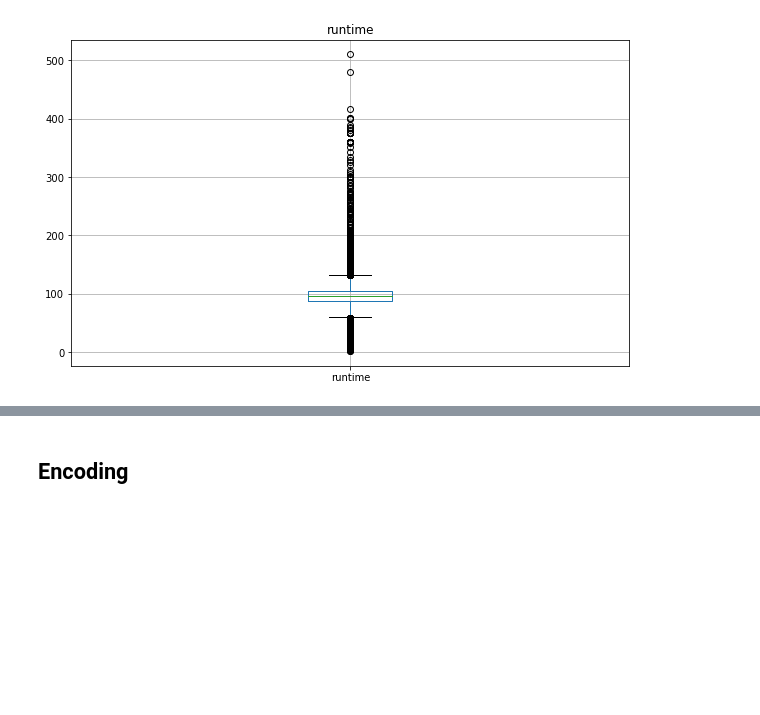
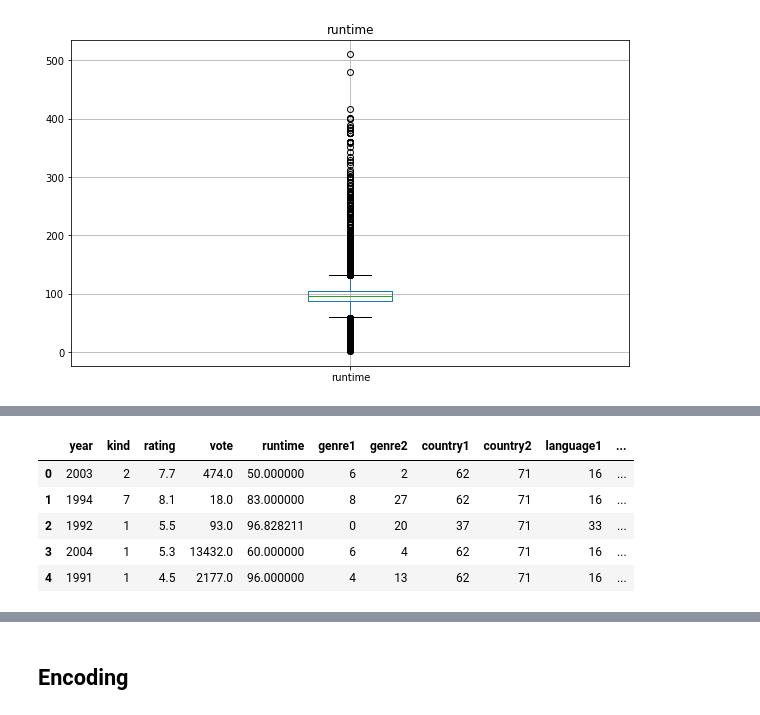
Before and after one commit to MichelBrunGit/Ironhack-DAFT-Project7-ML-Netflix, a Jupyter notebook: Project7-Netflix-DataCleaning.ipynb, the cells around one changed output, grey strips where cells are left out. Drawn from its saved outputs; the diff is of its cells as text; code cells hidden in the pictures; blank space fills up the shorter version.

```diff
--- a/Project7-Netflix-DataCleaning.ipynb
+++ b/Project7-Netflix-DataCleaning.ipynb
@@ -583,3 +608,12 @@ for col in num_df:
+# %%
+file.head()
+# %% [output]
+|  | year | kind | rating | vote | runtime | genre1 | genre2 | country1 | country2 | language1 | ... |
+| 0 | 2003 | 2 | 7.7 | 474.0 | 50.000000 | 6 | 2 | 62 | 71 | 16 | ... |
+| 1 | 1994 | 7 | 8.1 | 18.0 | 83.000000 | 8 | 27 | 62 | 71 | 16 | ... |
+| 2 | 1992 | 1 | 5.5 | 93.0 | 96.828211 | 0 | 20 | 37 | 71 | 33 | ... |
+| 3 | 2004 | 1 | 5.3 | 13432.0 | 60.000000 | 6 | 4 | 62 | 71 | 16 | ... |
+| 4 | 1991 | 1 | 4.5 | 2177.0 | 96.000000 | 4 | 13 | 62 | 71 | 16 | ... |
 # %%
 ##Exporting File before encoding
 file_url2 = r'C:\Users\Michel\git2\Ironhack-DAFT-Project7-ML-Netflix\imdb_processed_clean.csv'
```
Also changed, not shown: parts of 4 cells of this notebook, 4 other files.
